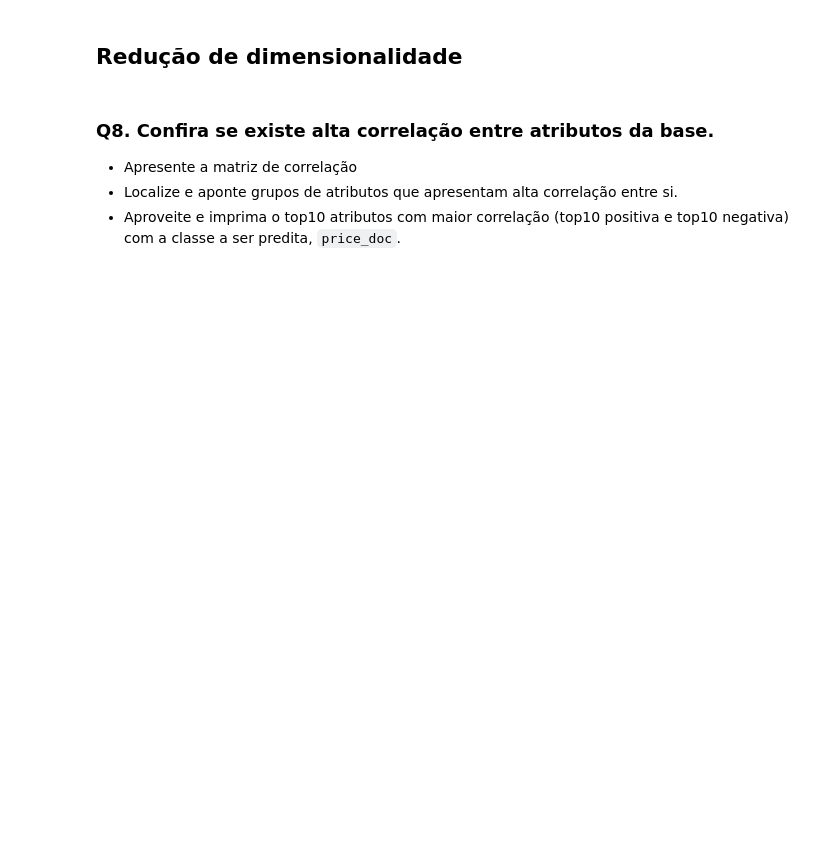
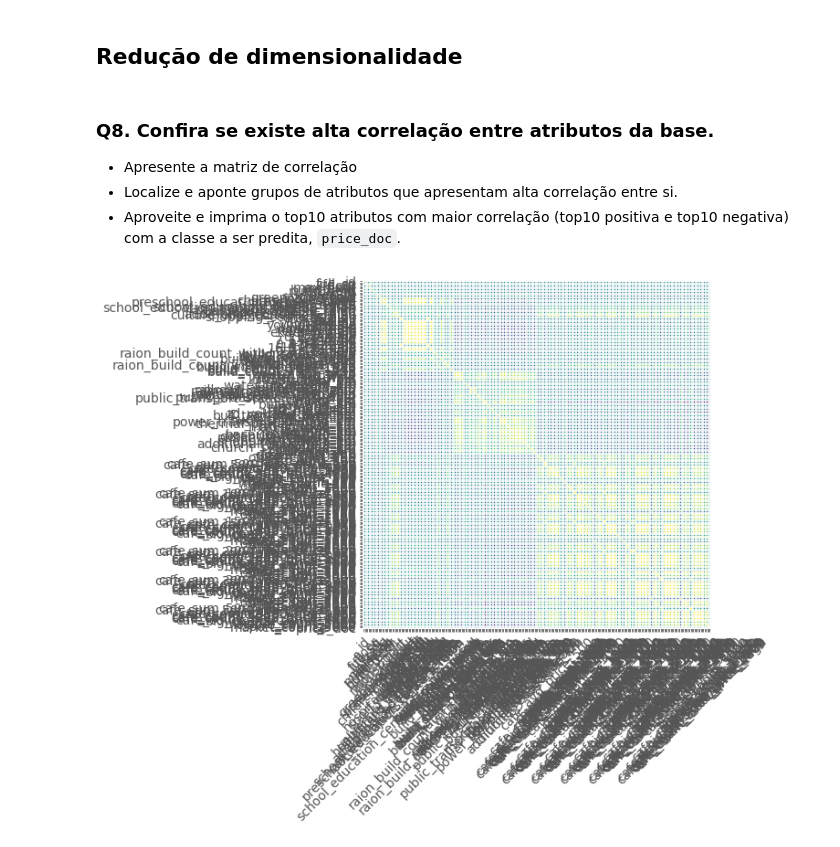
Before and after one commit to GustavoLR548/IA-GLR, a Jupyter notebook: Exercicios/Exercicio #5 - Pre-processamento de Dados/Limpeza_de_dados.ipynb, the cells around one changed output. Saved outputs shown, nothing was run; the diff lists cells and outputs as text; code cells hidden in the pictures; blank space fills up the shorter version.

```diff
--- a/Exercicios/Exercicio #5 - Pre-processamento de Dados/Limpeza_de_dados.ipynb
+++ b/Exercicios/Exercicio #5 - Pre-processamento de Dados/Limpeza_de_dados.ipynb
@@ -308,0 +353,10 @@ Variável `df_non_numeric`. Utilize a(s) abordagem(ns) de sua escolha. **Justifi
+# %%
+
+corr = df.corr()
+plt.figure(figsize=(7,7))
+plt.imshow(corr)
+plt.xticks(np.arange(len(corr.columns)), corr.columns, fontsize=14, rotation=45 )
+plt.yticks(np.arange(len(corr.index)), corr.index, fontsize=14 )
+plt.show()
+# %% [output]
+[figure, added]
```
Also changed, not shown: parts of 12 cells of this notebook.
